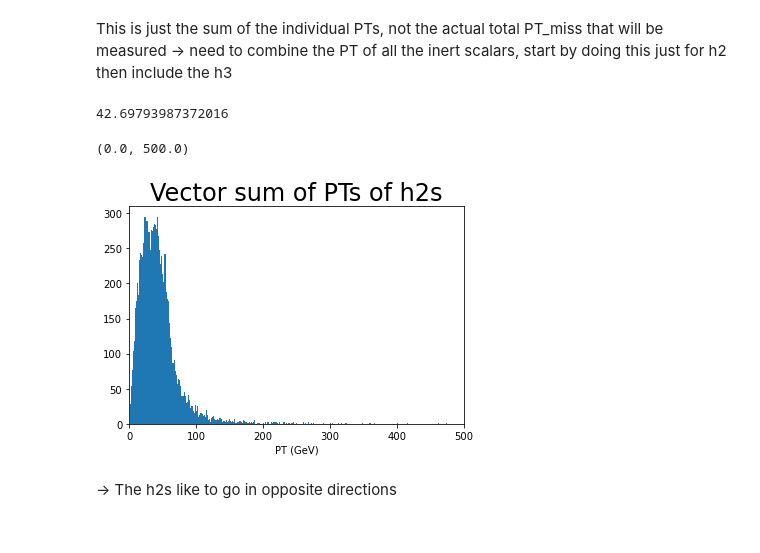
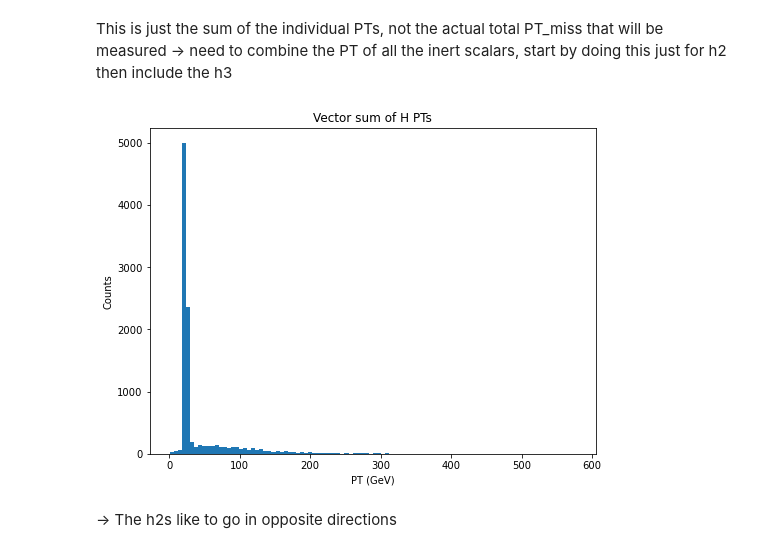
Before and after one commit to Teddy-Curtis/idmStudyImperial, a Jupyter notebook: MadGraph_files/distributions/findingCuts.ipynb, the cells around one changed output. Saved outputs shown, nothing was run; the diff lists cells and outputs as text; code cells hidden in the pictures.

```diff
--- a/MadGraph_files/distributions/findingCuts.ipynb
+++ b/MadGraph_files/distributions/findingCuts.ipynb
@@ -7,11 +10,11 @@ import matplotlib.pyplot as plt
 #hep.set_style('CMS')
 #hep.style.use('CMS')
 # %%
-file = uproot.open('/vols/cms/emc21/FCC/MadGraph_files/distributions/h2h2lPlMvv_l_e_mu/BP1/h2h2lPlMvv_l_e_mu_BP1/Events/run_01/unweighted_events.root')
+file = uproot.open('/vols/cms/emc21/idmStudy/MadGraph_files/distributions/h2h2lPlM_lem/BP3/h2h2lPlM_lem_BP3/Events/run_01/unweighted_events.root')
 tree = file['LHEF']
 tree = tree['Particle']
 print(tree.keys())
-data = tree.arrays(['Particle.PID', 'Particle.Px','Particle.Py', 'Particle.Pz', 'Particle.PT', 'Particle.E', 'Particle.Eta'], library='pd')
+data = tree.arrays(['Particle.PID', 'Particle.Px','Particle.Py', 'Particle.Pz', 'Particle.PT', 'Particle.E', 'Particle.Eta', 'Particle.Status'], library='pd')
 data
 # %% [output]
 ['Particle.fUniqueID', 'Particle.fBits', 'Particle.PID', 'Particle.Status', 'Particle.Mother1', 'Particle.Mother2', 'Particle.ColorLine1', 'Particle.ColorLine2', 'Particle.Px', 'Particle.Py', 'Particl ...
@@ -140,19 +76,24 @@ plt.xlim((0,500))
 This is just the sum of the individual PTs, not the actual total PT_miss that will be measured -> need to combine the PT of all the inert scalars, start by doing this just for h2 then include the h3
 # %%
 
-inert_data = data[(data['Particle.PID'] == 35)]
-inert_data = inert_data.groupby(level=0).sum()
-inert_data['PT_tot'] = np.sqrt(inert_data['Particle.Px']**2 + inert_data['Particle.Py']**2)
-print(inert_data['PT_tot'].mean())
-hist = plt.hist(inert_data['PT_tot'], bins=nbins)
+def H_PT_vectorSum(H_data):
+    grouped = H_data.groupby(level=0).sum()
+    grouped['PT_tot'] = np.sqrt(grouped['Particle.Px']**2 + grouped['Particle.Py']**2)
+    nbins = 100
+    #mean = grouped['PT_tot'].mean()
+    #std = grouped['PT_tot'].std()
+    plt.figure(figsize=(8,6))
+    plt.tight_layout()
+    #plt.hist(grouped['PT_tot'], bins=nbins, label=f'$\mu={mean:0.2f}$, $\sigma={std:0.2f}$')
+    plt.hist(grouped['PT_tot'], bins=nbins)
+    plt.title(f'Vector sum of H PTs')
+    plt.xlabel(f'PT (GeV)')
+    plt.ylabel(f'Counts')
 
-plt.title(f'Vector sum of PTs of h2s', fontsize=24)
-plt.xlabel('PT (GeV)')
-plt.xlim((0,500))
+
+H_PT_vectorSum(H_data)
 # %% [output]
-42.69793987372016
-(0.0, 500.0)
-[figure, old version]
+[figure, new version]
 # %% [markdown]
 -> The h2s like to go in opposite directions
 # %%
```
Also changed, not shown: parts of 24 cells of this notebook, 5 other files.
